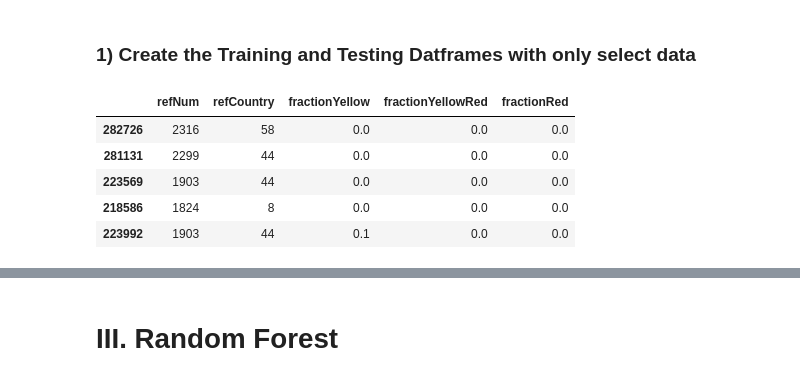
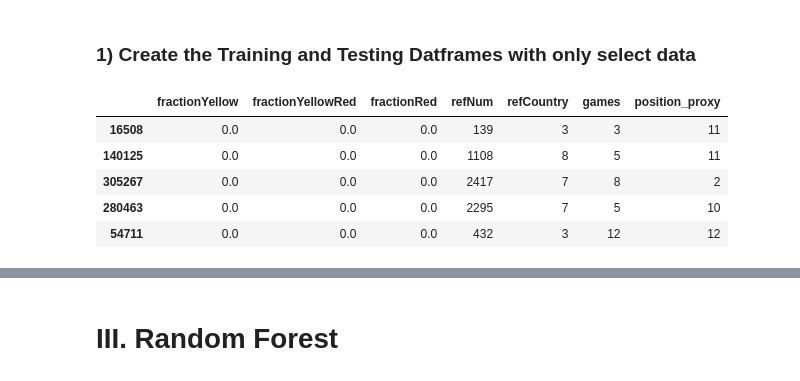
Before and after one commit to Merinorus/adaisawesome, a Jupyter notebook: Homework/04 - Applied ML/Homework04_Referees_teamawesome-Catarina.ipynb, the cells around one changed output, grey strips where cells are left out. Drawn from its saved outputs; the diff is of its cells as text; code cells hidden in the pictures.

```diff
--- a/Homework/04 - Applied ML/Homework04_Referees_teamawesome-Catarina.ipynb
+++ b/Homework/04 - Applied ML/Homework04_Referees_teamawesome-Catarina.ipynb
@@ -197,0 +284,5 @@ See the caveats in the documentation: http://pandas.pydata.org/pandas-docs/stabl
+# %%
+Data_Simple2['position_proxy'] = position_proxy
+Data_Simple3 = Data_Simple2[['playerShort', 'fractionYellow', 'fractionYellowRed', 'fractionRed',
+                              'refNum', 'refCountry', 'games', 'position_proxy', 'mean_rater']]
+Data_Simple3.head()
@@ -198,6 +301,6 @@ See the caveats in the documentation: http://pandas.pydata.org/pandas-docs/stabl
 # %%
 colRate = ['mean_rater']
-Col_Rating = Data_Simple1[colRate].values
+Col_Rating = Data_Simple3[colRate].values
 Ratings_Scale = [];
 Col_Rating
 # %% [output]
@@ -255,8 +358,8 @@ for i in range (0,A):
     else:
         Ratings_Scale.append(99);
 
-Data_Simple1['raterScale'] = Ratings_Scale
-Data_Simple1.head()
+Data_Simple3['raterScale'] = Ratings_Scale
+Data_Simple3.head()
 
 ## Some of the values in trainRes_1 are larger than one! We must delete them from the simple data set to avoid errors in the training process.
 # %% [output]
@@ -273,6 +372,7 @@ See the caveats in the documentation: http://pandas.pydata.org/pandas-docs/stabl
 # %%
 # drop values on scale which are equal to 99
-Data_Simple2 = Data_Simple1[Data_Simple1.raterScale != 99]
-Data_Simple2.dropna(axis=0)
-Data_Simple2
+Data_Simple4 = Data_Simple3[Data_Simple3.raterScale != 99]
+Data_Simple5 = Data_Simple4[Data_Simple4.position_proxy != 99]
+Data_Simple5.dropna(axis=0)
+Data_Simple5
 # %% [output]
@@ -301,28 +401,28 @@ Data_Simple2
 # %%
 #create test and training matrix
 
-cols = ['games', 'fractionYellow', 'fractionYellowRed', 'fractionRed', 'refNum', 'refCountry']
-exclude = ['raterScale','mean_rater', 'playerShort', 'yellowCards','yellowReds','redCards', 'games']
+cols = ['games', 'fractionYellow', 'fractionYellowRed', 'fractionRed', 'refNum', 'refCountry', 'position_proxy']
+exclude = ['raterScale','mean_rater', 'playerShort']
 colsRes1 = ['raterScale']
 
 
 # Take a random 80% sample of the Data for the Training Sample
-Data_Training = Data_Simple2.sample(frac=0.8)
+Data_Training = Data_Simple5.sample(frac=0.8)
 
 # Need to split this into the data and the results columns
 # http://stackoverflow.com/questions/34246336/python-randomforest-unknown-label-error
 Input_Data_Training = Data_Training.drop(exclude, axis=1)
 
 #Results_Data_Training = list(Data_Training.raterAvg.values)
 Results_Data_Training = Data_Training[colsRes1]
 Input_Data_Training.head()
 # %% [output]
-|  | refNum | refCountry | fractionYellow | fractionYellowRed | fractionRed |
-| 282726 | 2316 | 58 | 0.0 | 0.0 | 0.0 |
-| 281131 | 2299 | 44 | 0.0 | 0.0 | 0.0 |
-| 223569 | 1903 | 44 | 0.0 | 0.0 | 0.0 |
-| 218586 | 1824 | 8 | 0.0 | 0.0 | 0.0 |
-| 223992 | 1903 | 44 | 0.1 | 0.0 | 0.0 |
+|  | fractionYellow | fractionYellowRed | fractionRed | refNum | refCountry | games | position_proxy |
+| 16508 | 0.0 | 0.0 | 0.0 | 139 | 3 | 3 | 11 |
+| 140125 | 0.0 | 0.0 | 0.0 | 1108 | 8 | 5 | 11 |
+| 305267 | 0.0 | 0.0 | 0.0 | 2417 | 7 | 8 | 2 |
+| 280463 | 0.0 | 0.0 | 0.0 | 2295 | 7 | 5 | 10 |
+| 54711 | 0.0 | 0.0 | 0.0 | 432 | 3 | 12 | 12 |
 # %%
 # Take a random 20% sample of the Data for the Testing Sample
 #Data_Testing = Data_Simple1.loc[~Data_Simple1.index.isin(Data_Training.index)]
```
Also changed, not shown: parts of 32 cells of this notebook, 2 other files.
